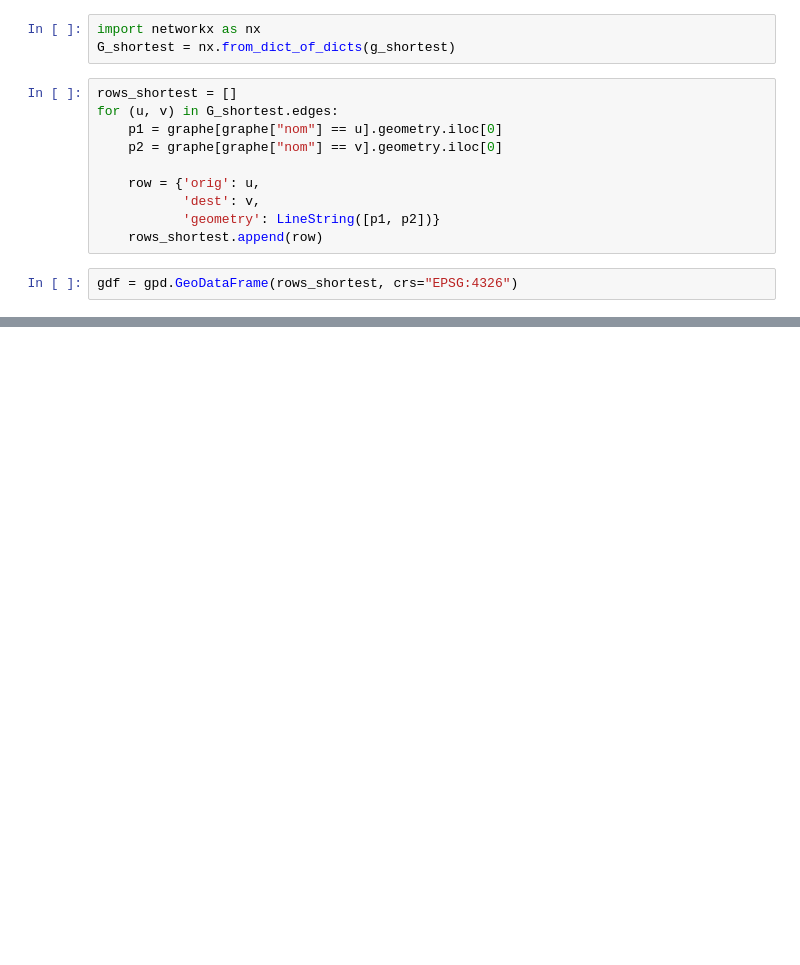
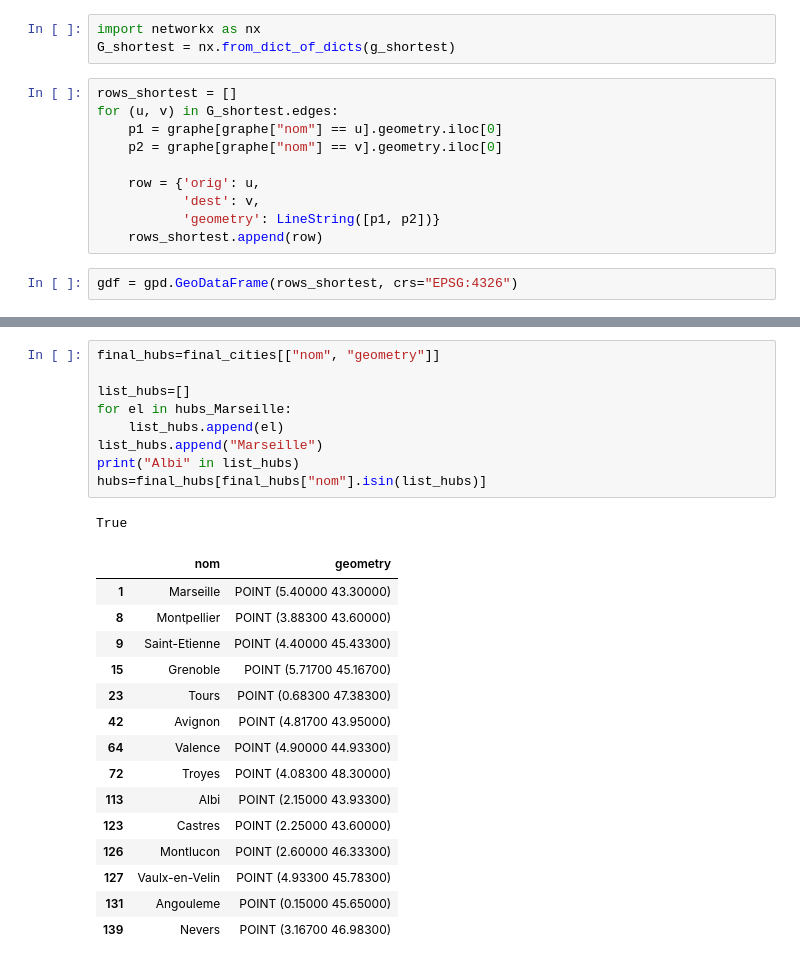
Before and after one commit to adelebrgx/ShortestPath-HubLabelling, a Jupyter notebook: Main.ipynb, the cells around one changed output, grey strips where cells are left out. Cells and saved outputs as stored; diff of their text form; blank space fills up the shorter version.

```diff
--- a/Main.ipynb
+++ b/Main.ipynb
@@ -303,0 +311,26 @@ plt.show()
+# %%
+final_hubs=final_cities[["nom", "geometry"]]
+
+list_hubs=[]
+for el in hubs_Marseille:
+    list_hubs.append(el)
+list_hubs.append("Marseille")
+print("Albi" in list_hubs)
+hubs=final_hubs[final_hubs["nom"].isin(list_hubs)]
+# %% [output]
+True
+|  | nom | geometry |
+| 1 | Marseille | POINT (5.40000 43.30000) |
+| 8 | Montpellier | POINT (3.88300 43.60000) |
+| 9 | Saint-Etienne | POINT (4.40000 45.43300) |
+| 15 | Grenoble | POINT (5.71700 45.16700) |
+| 23 | Tours | POINT (0.68300 47.38300) |
+| 42 | Avignon | POINT (4.81700 43.95000) |
+| 64 | Valence | POINT (4.90000 44.93300) |
+| 72 | Troyes | POINT (4.08300 48.30000) |
+| 113 | Albi | POINT (2.15000 43.93300) |
+| 123 | Castres | POINT (2.25000 43.60000) |
+| 126 | Montlucon | POINT (2.60000 46.33300) |
+| 127 | Vaulx-en-Velin | POINT (4.93300 45.78300) |
+| 131 | Angouleme | POINT (0.15000 45.65000) |
+| 139 | Nevers | POINT (3.16700 46.98300) |
```
Also changed, not shown: parts of 7 cells of this notebook.
